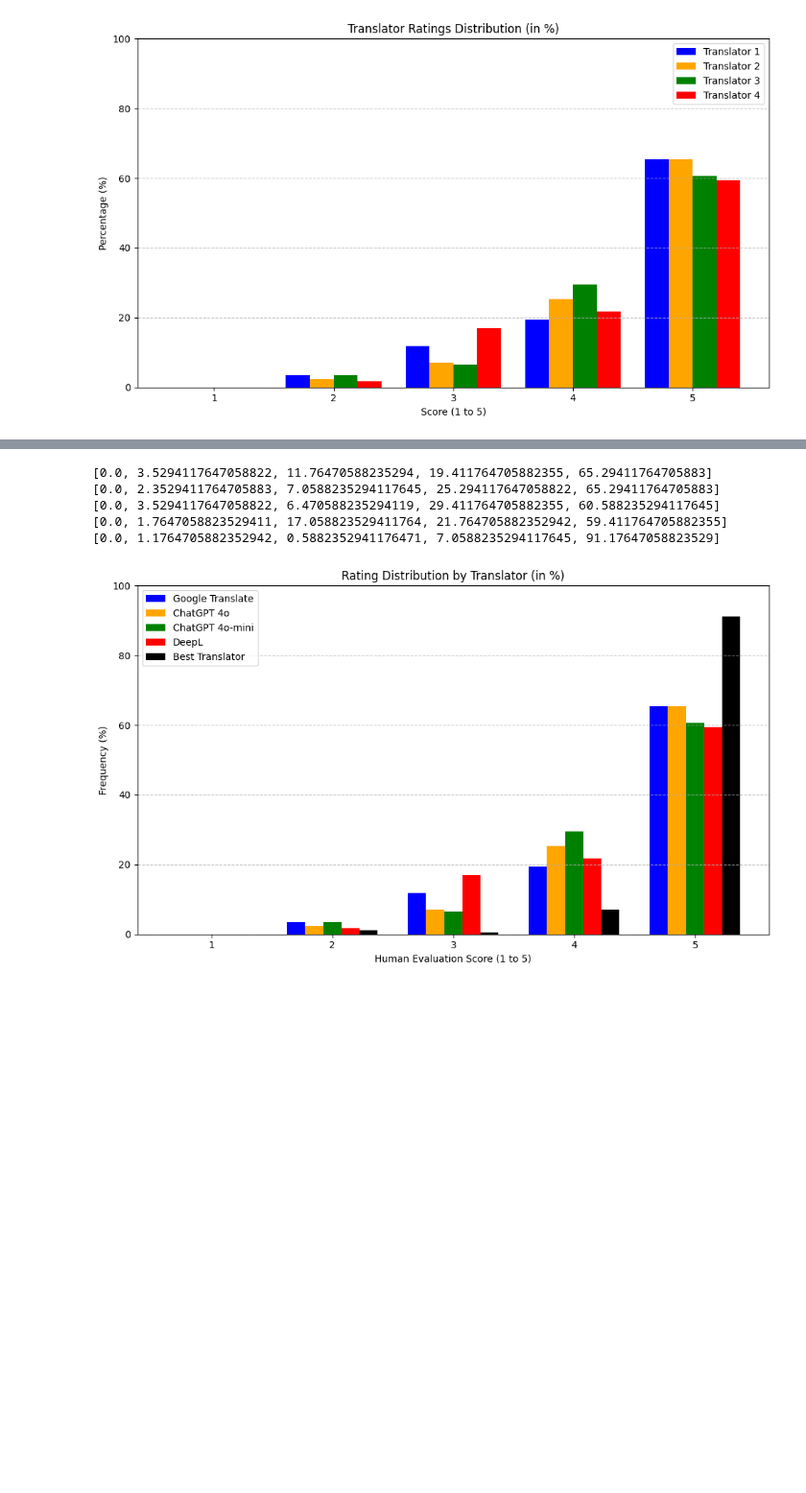
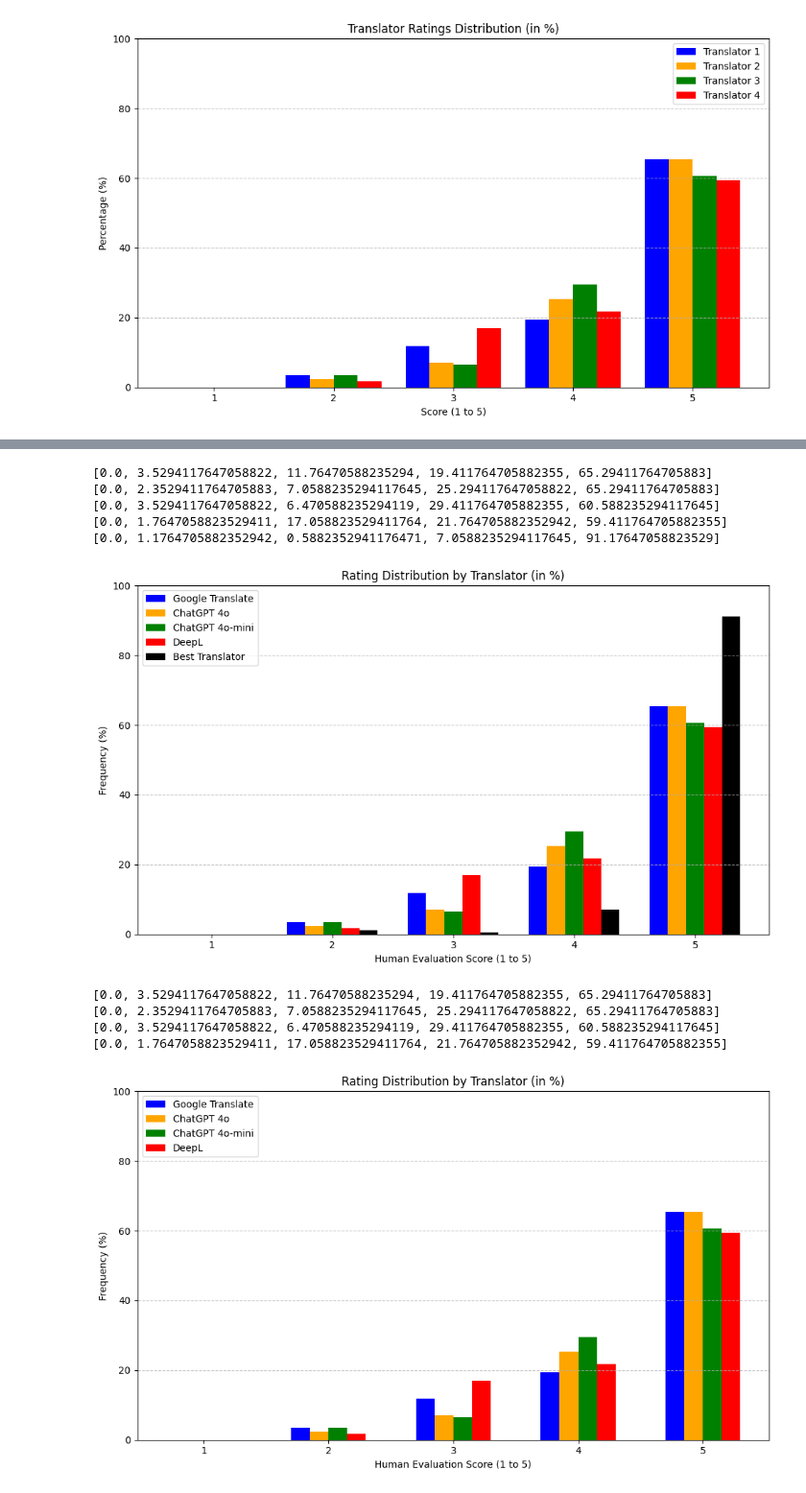
Before and after one commit to antoinevilain001/translation_thesis, a Jupyter notebook: translation_analysis/analysis1/analysis2.ipynb, the cells around one changed output, grey strips where cells are left out. Shown at 96% size. Cells and saved outputs as stored; diff of their text form; code cells hidden in the pictures; blank space fills up the shorter version.

```diff
--- a/translation_analysis/analysis1/analysis2.ipynb
+++ b/translation_analysis/analysis1/analysis2.ipynb
@@ -317,30 +352,59 @@ colors = ['blue', 'orange', 'green', 'red', 'black']
 # Plot bars
 plt.figure(figsize=(10, 6))
 
 for i in range(num_translators):
     percentages = [
         (rating_counts[i][score] / total_ratings[i] * 100) if total_ratings[i] > 0 else 0
         for score in score_range
     ]
     print(percentages)
     plt.bar(x + i * bar_width, percentages, width=bar_width, label=translator_labels[i], color=colors[i])
 
 # Labels and legend
 plt.xticks(x + bar_width * (num_translators / 2 - 0.5), score_range)  # Center tick labels
 plt.xlabel('Human Evaluation Score (1 to 5)')
 plt.ylabel('Frequency (%)')
 plt.ylim(0,100)
 plt.title('Rating Distribution by Translator (in %)')
 plt.legend()
 plt.grid(axis='y', linestyle='--', alpha=0.7)
 
 plt.tight_layout()
 plt.savefig('outputs/analysis_app_solution/final_rating-distribution-bargraph-ideal.png')
 plt.show()
+
+# still plot the original
+plt.figure(figsize=(10, 6))
+num_translators = 4
+for i in range(num_translators):
+    percentages = [
+        (rating_counts[i][score] / total_ratings[i] * 100) if total_ratings[i] > 0 else 0
+        for score in score_range
+    ]
+    print(percentages)
+    plt.bar(x + i * bar_width, percentages, width=bar_width, label=translator_labels[i], color=colors[i])
+
+# Labels and legend
+plt.xticks(x + bar_width * (num_translators / 2 - 0.5), score_range)  # Center tick labels
+plt.xlabel('Human Evaluation Score (1 to 5)')
+plt.ylabel('Frequency (%)')
+plt.ylim(0,100)
+plt.title('Rating Distribution by Translator (in %)')
+plt.legend(loc="upper left")
+plt.grid(axis='y', linestyle='--', alpha=0.7)
+
+plt.tight_layout()
+plt.savefig('outputs/analysis_app_solution/final_rating-distribution-bargraph-original.png')
+plt.show()
 # %% [output]
 [0.0, 3.5294117647058822, 11.76470588235294, 19.411764705882355, 65.29411764705883]
 [0.0, 2.3529411764705883, 7.0588235294117645, 25.294117647058822, 65.29411764705883]
 [0.0, 3.5294117647058822, 6.470588235294119, 29.411764705882355, 60.588235294117645]
 [0.0, 1.7647058823529411, 17.058823529411764, 21.764705882352942, 59.411764705882355]
 [0.0, 1.1764705882352942, 0.5882352941176471, 7.0588235294117645, 91.17647058823529]
 [figure]
+[0.0, 3.5294117647058822, 11.76470588235294, 19.411764705882355, 65.29411764705883]
+[0.0, 2.3529411764705883, 7.0588235294117645, 25.294117647058822, 65.29411764705883]
+[0.0, 3.5294117647058822, 6.470588235294119, 29.411764705882355, 60.588235294117645]
+[0.0, 1.7647058823529411, 17.058823529411764, 21.764705882352942, 59.411764705882355]
+[figure, added]
```
Also changed, not shown: parts of 3 cells of this notebook, 5 other files.
